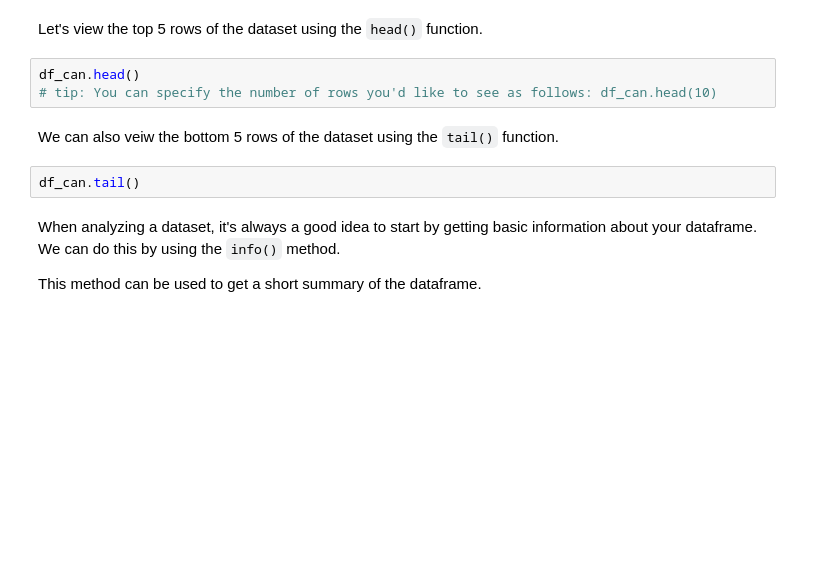
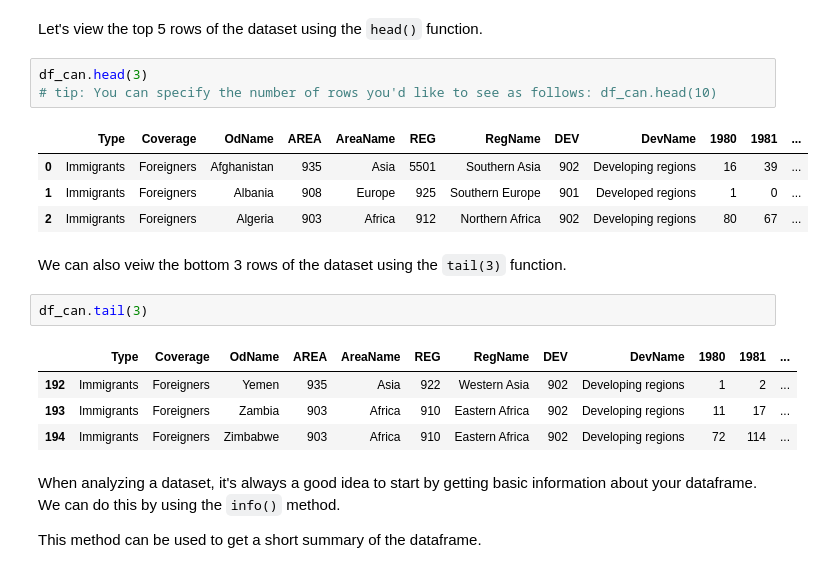
Before and after one commit to ebenezerofori/colabs, a Jupyter notebook: Introduction_to_Matplotlib_and_Line_Plots.ipynb, the cells around one changed output. Saved outputs shown, nothing was run; the diff lists cells and outputs as text; blank space fills up the shorter version.

```diff
--- a/Introduction_to_Matplotlib_and_Line_Plots.ipynb
+++ b/Introduction_to_Matplotlib_and_Line_Plots.ipynb
@@ -42,12 +41,22 @@ print ('Data read into a pandas dataframe!')
 # %% [markdown]
 Let's view the top 5 rows of the dataset using the `head()` function.
 # %%
-df_can.head()
+df_can.head(3)
 # tip: You can specify the number of rows you'd like to see as follows: df_can.head(10)
+# %% [output]
+|  | Type | Coverage | OdName | AREA | AreaName | REG | RegName | DEV | DevName | 1980 | 1981 | ... |
+| 0 | Immigrants | Foreigners | Afghanistan | 935 | Asia | 5501 | Southern Asia | 902 | Developing regions | 16 | 39 | ... |
+| 1 | Immigrants | Foreigners | Albania | 908 | Europe | 925 | Southern Europe | 901 | Developed regions | 1 | 0 | ... |
+| 2 | Immigrants | Foreigners | Algeria | 903 | Africa | 912 | Northern Africa | 902 | Developing regions | 80 | 67 | ... |
 # %% [markdown]
-We can also veiw the bottom 5 rows of the dataset using the `tail()` function.
+We can also veiw the bottom 3 rows of the dataset using the `tail(3)` function.
 # %%
-df_can.tail()
+df_can.tail(3)
+# %% [output]
+|  | Type | Coverage | OdName | AREA | AreaName | REG | RegName | DEV | DevName | 1980 | 1981 | ... |
+| 192 | Immigrants | Foreigners | Yemen | 935 | Asia | 922 | Western Asia | 902 | Developing regions | 1 | 2 | ... |
+| 193 | Immigrants | Foreigners | Zambia | 903 | Africa | 910 | Eastern Africa | 902 | Developing regions | 11 | 17 | ... |
+| 194 | Immigrants | Foreigners | Zimbabwe | 903 | Africa | 910 | Eastern Africa | 902 | Developing regions | 72 | 114 | ... |
 # %% [markdown]
 When analyzing a dataset, it's always a good idea to start by getting basic information about your dataframe. We can do this by using the `info()` method.
 
```
Also changed, not shown: parts of 25 cells of this notebook.
